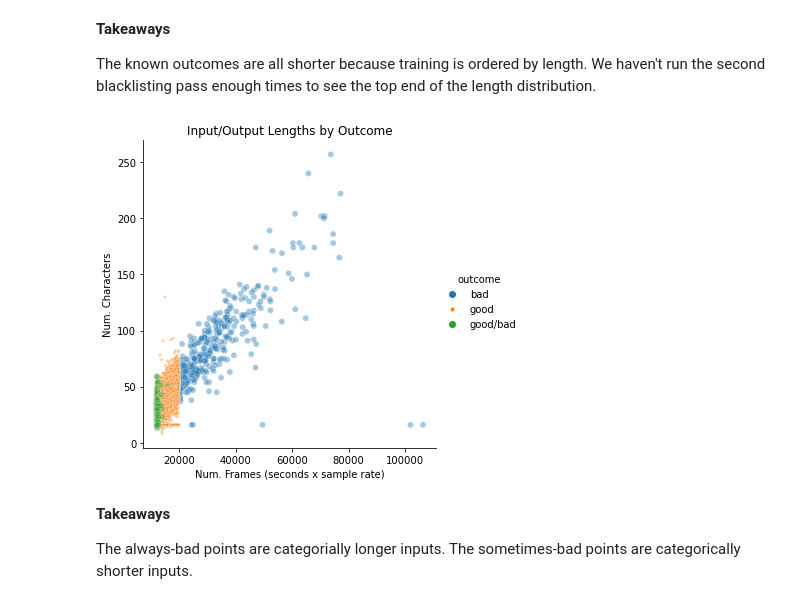
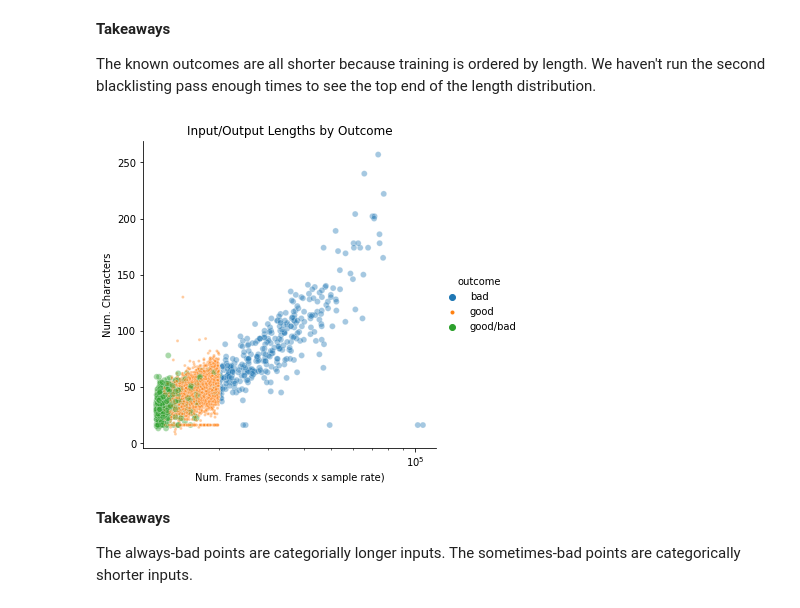
Before and after one commit to anishkanabar/lang-of-pol, a Jupyter notebook: asr/notebooks/bad_sequences.ipynb, the cells around one changed output. Drawn from its saved outputs; the diff is of its cells as text; code cells hidden in the pictures.

```diff
--- a/asr/notebooks/bad_sequences.ipynb
+++ b/asr/notebooks/bad_sequences.ipynb
@@ -142,16 +142,17 @@ The known outcomes are all shorter because training is ordered by length. We hav
 # %%
 # g = sns.relplot(data=plot_data.loc[plot_data['outcome'] != '?'],
 #                 x='frames', y='charlen', col='outcome',
 #                 col_wrap=2,
 #                 alpha=.4,
 #                 style='outcome', markers=markers)
 markers = {'good': '.', 'bad': 'o', 'good/bad': 'o'}
 g = sns.relplot(data=plot_data.loc[plot_data['outcome'] != '?'],
                 x='frames', y='charlen', hue='outcome', alpha=.4,
                 style='outcome', markers=markers)
-g.set(ylabel="Num. Characters", xlabel="Num. Frames (seconds x sample rate)", title="Input/Output Lengths by Outcome");
+g.set(ylabel="Num. Characters", xlabel="Num. Frames (seconds x sample rate)", title="Input/Output Lengths by Outcome",
+    xscale='log');
 # %% [output]
-[figure, old version]
+[figure, new version]
 # %% [markdown]
 **Takeaways**
 
```
Also changed, not shown: parts of 8 cells of this notebook, 5 other files.
